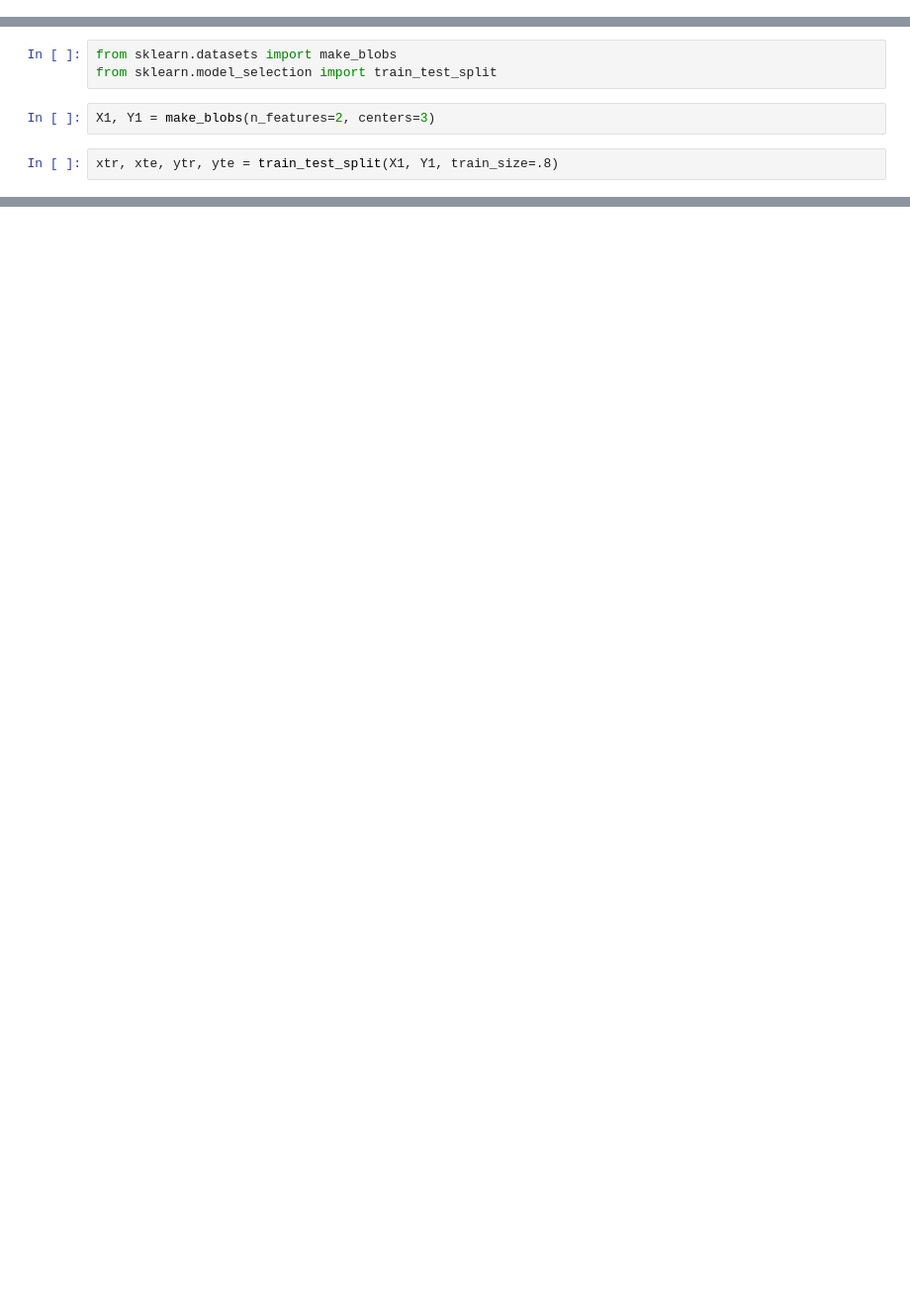
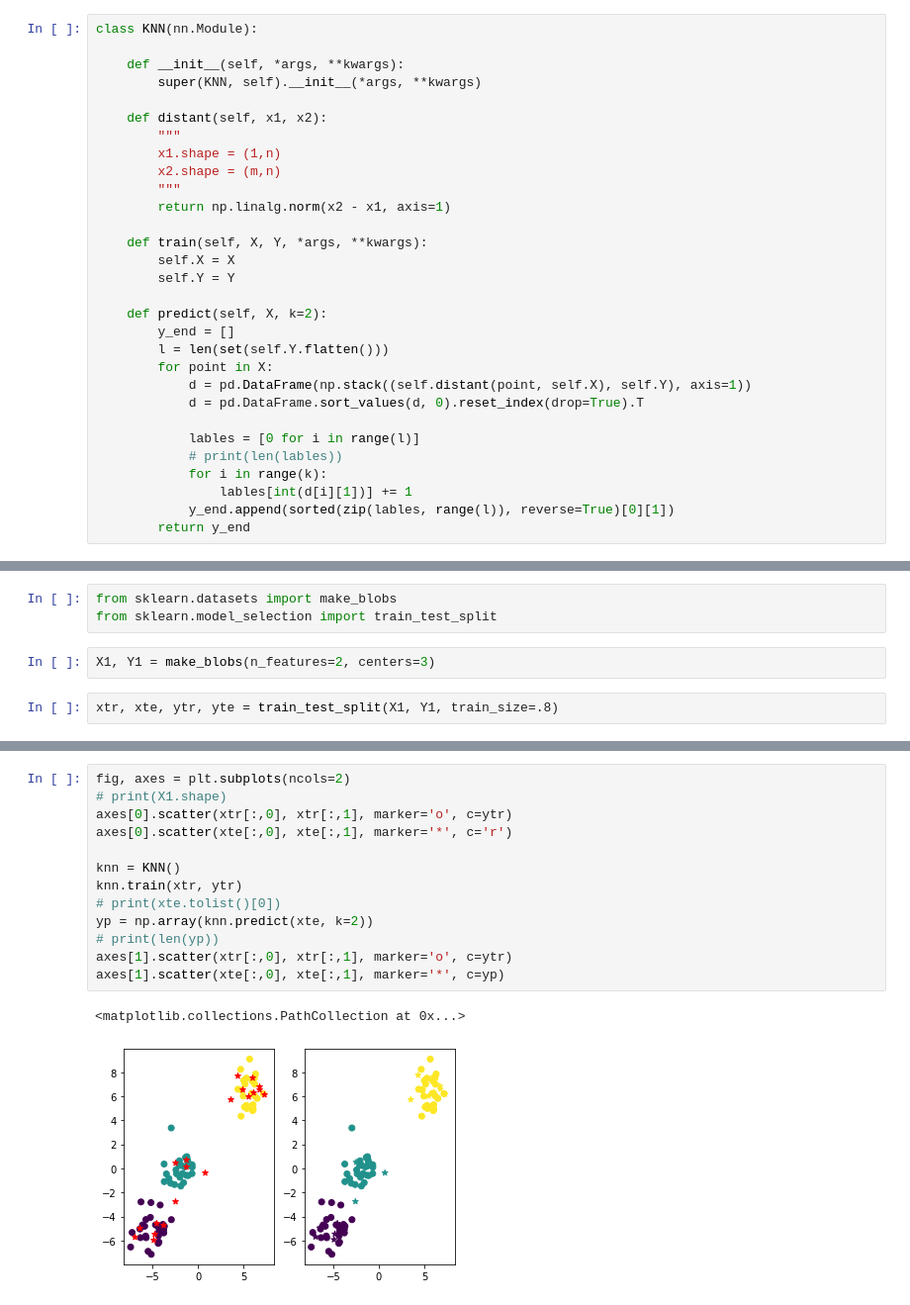
Before and after one commit to KPEdit/ML, a Jupyter notebook: ML/knn/knn_l1.ipynb, the cells around one changed output, grey strips where cells are left out. Shown at 99% size. Saved outputs shown, nothing was run; the diff lists cells and outputs as text; blank space fills up the shorter version.

```diff
--- a/ML/knn/knn_l1.ipynb
+++ b/ML/knn/knn_l1.ipynb
@@ -17,3 +9,33 @@ class KNN(nn.Module):
+# %%
+class KNN(nn.Module):
+
+    def __init__(self, *args, **kwargs):
+        super(KNN, self).__init__(*args, **kwargs)
+
+    def distant(self, x1, x2):
+        """
+        x1.shape = (1,n)
+        x2.shape = (m,n)
+        """
+        return np.linalg.norm(x2 - x1, axis=1)
+
+    def train(self, X, Y, *args, **kwargs):
+        self.X = X
+        self.Y = Y
+
+    def predict(self, X, k=2):
+        y_end = []
+        l = len(set(self.Y.flatten()))
+        for point in X:
+            d = pd.DataFrame(np.stack((self.distant(point, self.X), self.Y), axis=1))
+            d = pd.DataFrame.sort_values(d, 0).reset_index(drop=True).T
+
+            lables = [0 for i in range(l)]
+            # print(len(lables))
+            for i in range(k):
+                lables[int(d[i][1])] += 1
+            y_end.append(sorted(zip(lables, range(l)), reverse=True)[0][1])
+        return y_end
 # %%
 class KNN2D(nn.Module):
 
@@ -62,0 +107,16 @@ axes[1].scatter(xte[:,0], xte[:,1], marker='*', c=yp)
+# %%
+fig, axes = plt.subplots(ncols=2)
+# print(X1.shape)
+axes[0].scatter(xtr[:,0], xtr[:,1], marker='o', c=ytr)
+axes[0].scatter(xte[:,0], xte[:,1], marker='*', c='r')
+
+knn = KNN()
+knn.train(xtr, ytr)
+# print(xte.tolist()[0])
+yp = np.array(knn.predict(xte, k=2))
+# print(len(yp))
+axes[1].scatter(xtr[:,0], xtr[:,1], marker='o', c=ytr)
+axes[1].scatter(xte[:,0], xte[:,1], marker='*', c=yp)
+# %% [output]
+<matplotlib.collections.PathCollection at 0x...>
+[figure, added]
```
Also changed, not shown: parts of 8 cells of this notebook.
